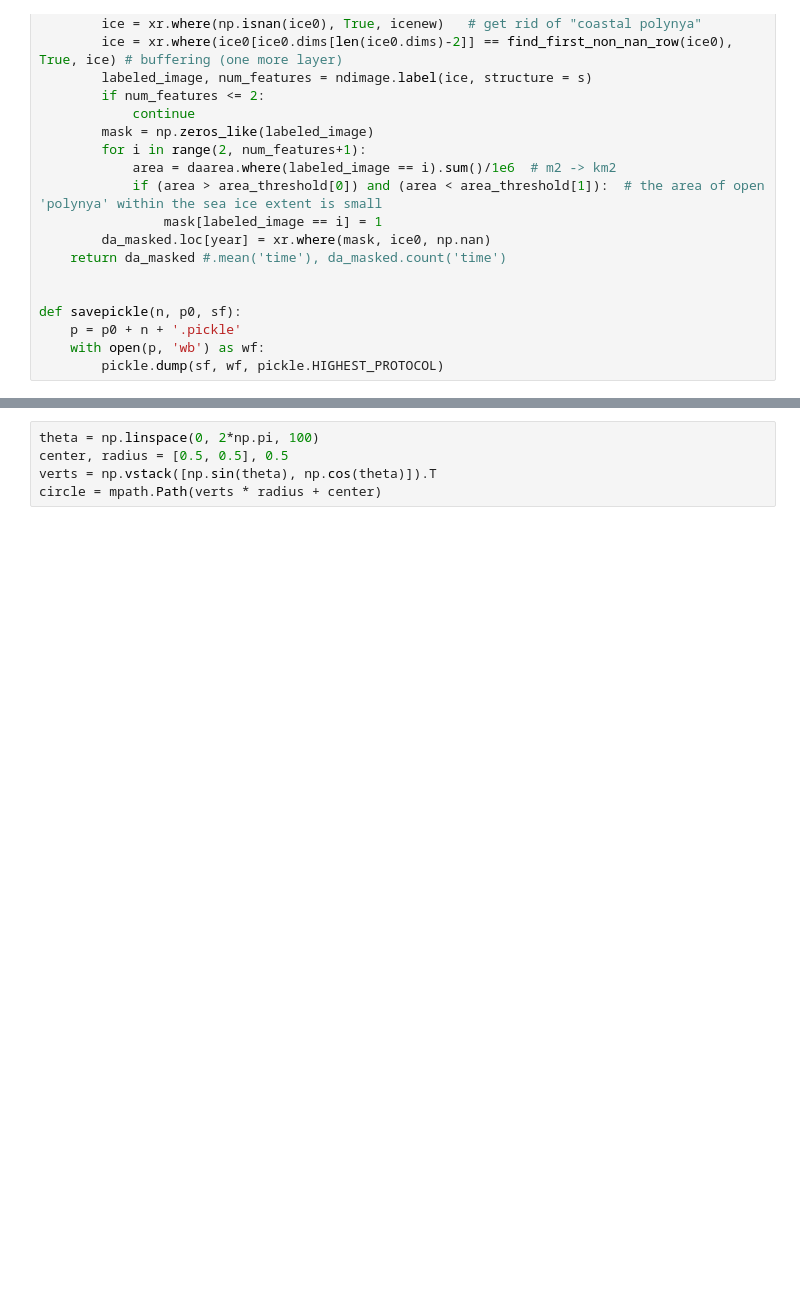
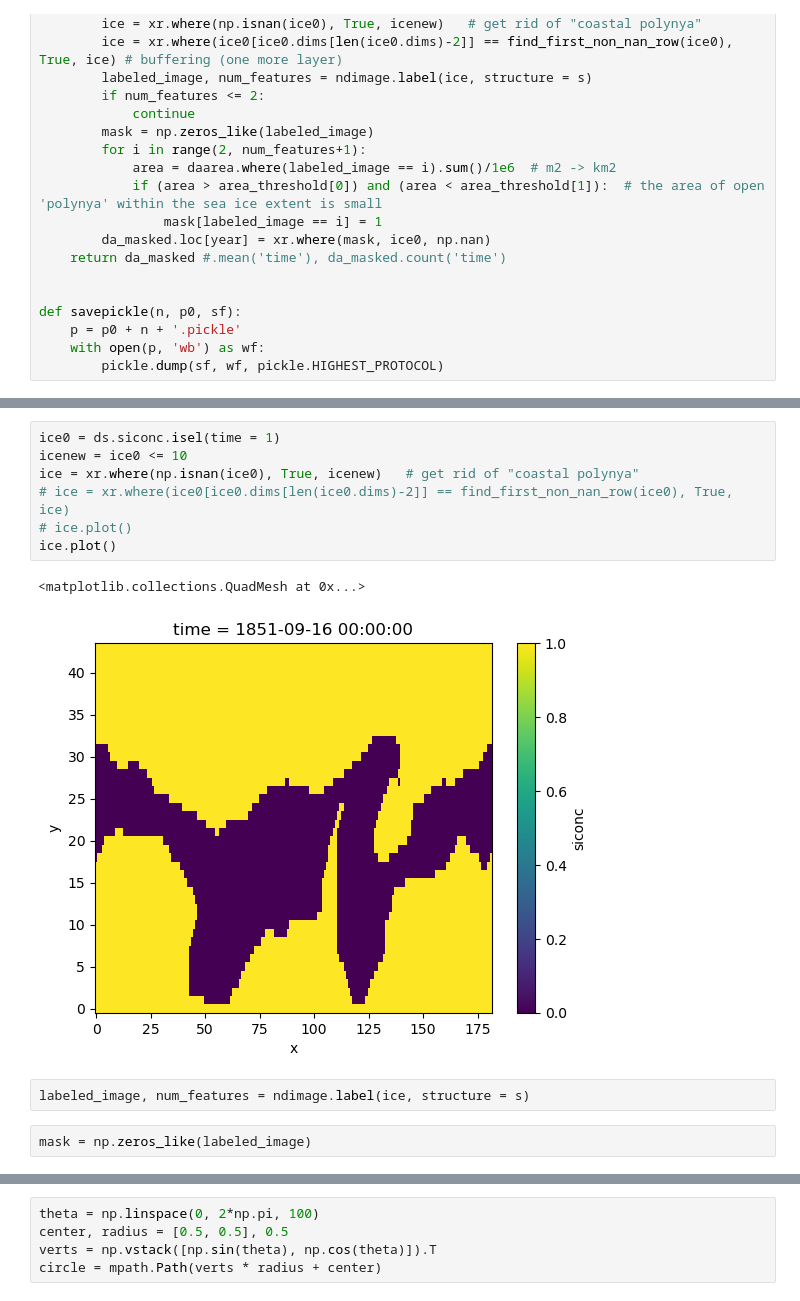
Before and after one commit to shunzi-work/SouthernOceanPolynya, a Jupyter notebook: part1/IcePlot.ipynb, the cells around one changed output, grey strips where cells are left out. Cells and saved outputs as stored; diff of their text form; blank space fills up the shorter version.

```diff
--- a/chap1/IcePlot.ipynb
+++ b/part1/IcePlot.ipynb
@@ -232,0 +205,14 @@ import matplotlib.path as mpath
+# %%
+ice0 = ds.siconc.isel(time = 1)
+icenew = ice0 <= 10
+ice = xr.where(np.isnan(ice0), True, icenew)   # get rid of "coastal polynya"
+# ice = xr.where(ice0[ice0.dims[len(ice0.dims)-2]] == find_first_non_nan_row(ice0), True, ice)
+# ice.plot()
+ice.plot()
+# %% [output]
+<matplotlib.collections.QuadMesh at 0x...>
+[figure, added]
+# %%
+labeled_image, num_features = ndimage.label(ice, structure = s)
+# %%
+mask = np.zeros_like(labeled_image)
```
Also changed, not shown: parts of 15 cells of this notebook, 9 other files.
